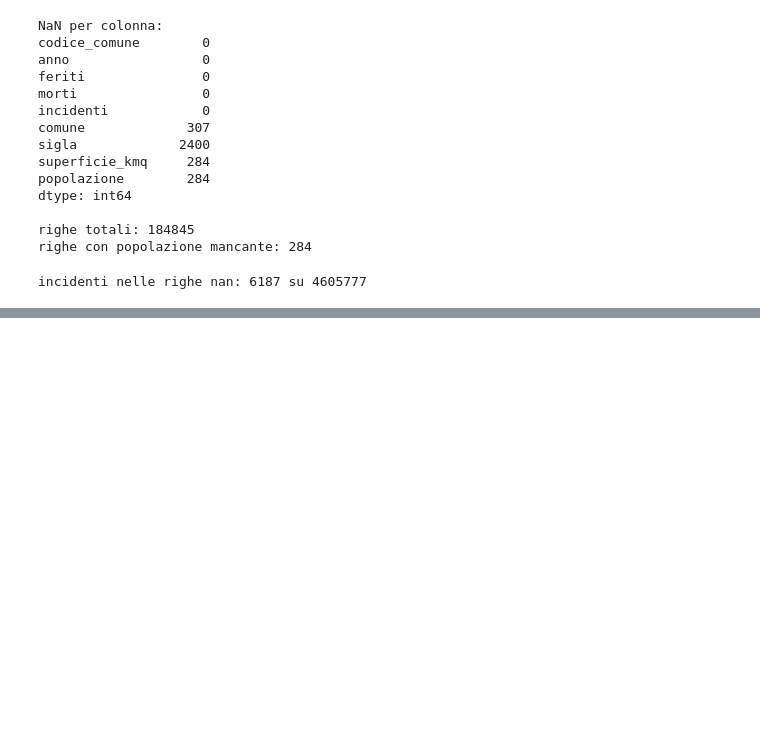
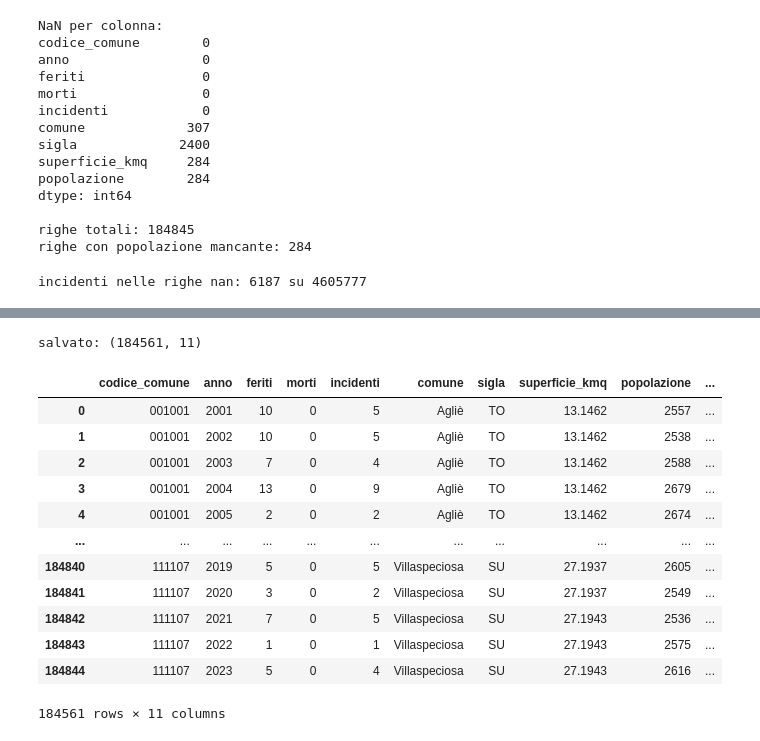
Before and after one commit to LordVessio/boolean-istat-traffic-analysis, a Jupyter notebook: Final Project Nicola Vessio.ipynb, the cells around one changed output, grey strips where cells are left out. Saved outputs shown, nothing was run; the diff lists cells and outputs as text; code cells hidden in the pictures; blank space fills up the shorter version.

Commit message:
Metriche rinominate e arrotondate, popolazione convertita a int, pulizia leggibilità

```diff
--- a/Final Project Nicola Vessio.ipynb
+++ b/Final Project Nicola Vessio.ipynb
@@ -799,13 +796,17 @@ print("incidenti nelle righe nan:", righe_nan['incidenti'].sum(), "su", df_final
 incidenti nelle righe nan: 6187 su 4605777
 # %%
 df_finale = df_finale[df_finale['popolazione'].notnull()]
+df_finale['popolazione'] = df_finale['popolazione'].astype(int)
 print(df_finale.shape)
 print(df_finale.isnull().sum())
+df_finale
 
 # tengo solo le righe che hanno la popolazione, togliendo le 284 senza
 # corrispondenza in SITUAS (comuni fusi o ricodificati). dentro c'erano 6187
 # incidenti su 4.605.777, lo 0,134%, quota irrilevante. senza popolazione non
-# potrei calcolare né densità né tasso pro capite, quindi tenerle sarebbe inutile
+# potrei calcolare né densità né tasso pro capite, quindi tenerle sarebbe inutile.
+# riconverto poi la popolazione in int: durante il merge i NaN degli orfani
+# l'avevano resa float, ma essendo un conteggio di persone ha senso come intero
 # %% [output]
 (184561, 9)
 codice_comune        0
@@ -820,0 +850,10 @@ dtype: int64
+# %%
+df_finale['incidenti_per_kmq'] = (df_finale['incidenti'] / df_finale['superficie_kmq']).round(2)
+df_finale[['comune', 'anno', 'incidenti', 'superficie_kmq', 'incidenti_per_kmq']]
+
+# densità di incidenti per km²: incidenti / superficie del comune. dice quanti
+# incidenti avvengono per chilometro quadrato, cioè quanto è concentrata
+# l'incidentalità sul territorio. un comune piccolo e trafficato avrà densità
+# alta anche con pochi incidenti in valore assoluto, mentre un comune vasto e
+# poco abitato avrà densità bassa anche con parecchi incidenti, perché spalmati
+# su un grande territorio. arrotondo a 2 decimali per leggibilità
@@ -820,0 +898,9 @@ dtype: int64
+# %%
+df_finale['incidenti_per_1000_abitanti'] = (df_finale['incidenti'] / df_finale['popolazione'] * 1000).round(2)
+df_finale[['comune', 'anno', 'incidenti', 'popolazione', 'incidenti_per_1000_abitanti']]
+
+# incidenti pro capite: incidenti / popolazione * 1000, cioè incidenti ogni 1000
+# abitanti (senza il *1000 uscirebbero numeri minuscoli tipo 0,002, scomodi da
+# leggere). dice quanto rischia il singolo abitante perchè un comune può avere densità
+# bassa perchè vasto, ma pro capite alto se ha pochi abitanti e tanti incidenti.
+# arrotondo a 2 decimali per leggibilità
@@ -820,0 +952,32 @@ dtype: int64
+# %%
+df_finale.to_csv('df_finale_pulito.csv', index=False)
+print("salvato:", df_finale.shape)
+
+# salvo il dataset finale arricchito (incidenti, feriti, morti, popolazione,
+# superficie e le due metriche derivate) in un csv, così il notebook di analisi
+# può ripartire da qui senza rifare tutta la pipeline di acquisizione e pulizia.
+# uso index=False perché pandas, di default, salverebbe anche l'indice (i numeri
+# 0,1,2... a sinistra delle righe) come una colonna del file. quei numeri sono
+# solo un'etichetta interna di pandas, non un dato mio, e in rilettura
+# creerebbero una colonna inutile, quindi gli dico di non scriverli.
+# NB: il csv non conserva il tipo delle colonne, quindi quando rileggo il file
+# nell'altro notebook dovrò rimettere lo zfill sul codice_comune, altrimenti
+# perde di nuovo gli zeri davanti (1001 invece di 001001)
+# %% [output]
+salvato: (184561, 11)
+# %%
+df_finale
+# %% [output]
+|  | codice_comune | anno | feriti | morti | incidenti | comune | sigla | superficie_kmq | popolazione | ... |
+| 0 | 001001 | 2001 | 10 | 0 | 5 | Agliè | TO | 13.1462 | 2557 | ... |
+| 1 | 001001 | 2002 | 10 | 0 | 5 | Agliè | TO | 13.1462 | 2538 | ... |
+| 2 | 001001 | 2003 | 7 | 0 | 4 | Agliè | TO | 13.1462 | 2588 | ... |
+| 3 | 001001 | 2004 | 13 | 0 | 9 | Agliè | TO | 13.1462 | 2679 | ... |
+| 4 | 001001 | 2005 | 2 | 0 | 2 | Agliè | TO | 13.1462 | 2674 | ... |
+| ... | ... | ... | ... | ... | ... | ... | ... | ... | ... | ... |
+| 184840 | 111107 | 2019 | 5 | 0 | 5 | Villaspeciosa | SU | 27.1937 | 2605 | ... |
+| 184841 | 111107 | 2020 | 3 | 0 | 2 | Villaspeciosa | SU | 27.1937 | 2549 | ... |
+| 184842 | 111107 | 2021 | 7 | 0 | 5 | Villaspeciosa | SU | 27.1943 | 2536 | ... |
+| 184843 | 111107 | 2022 | 1 | 0 | 1 | Villaspeciosa | SU | 27.1943 | 2575 | ... |
+| 184844 | 111107 | 2023 | 5 | 0 | 4 | Villaspeciosa | SU | 27.1943 | 2616 | ... |
+184561 rows × 11 columns
```
Also changed, not shown: parts of 15 cells of this notebook, 1 other file.
